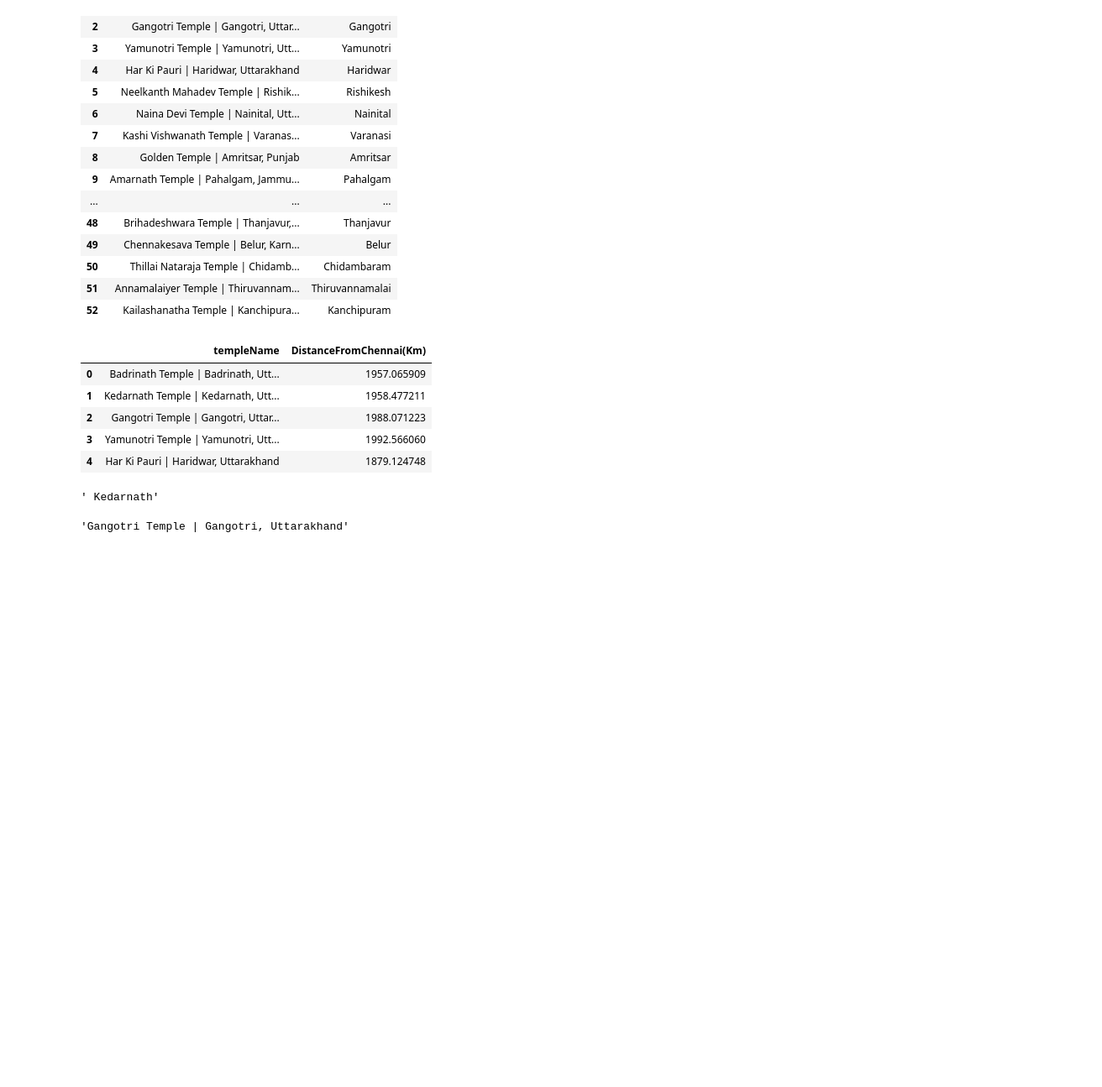
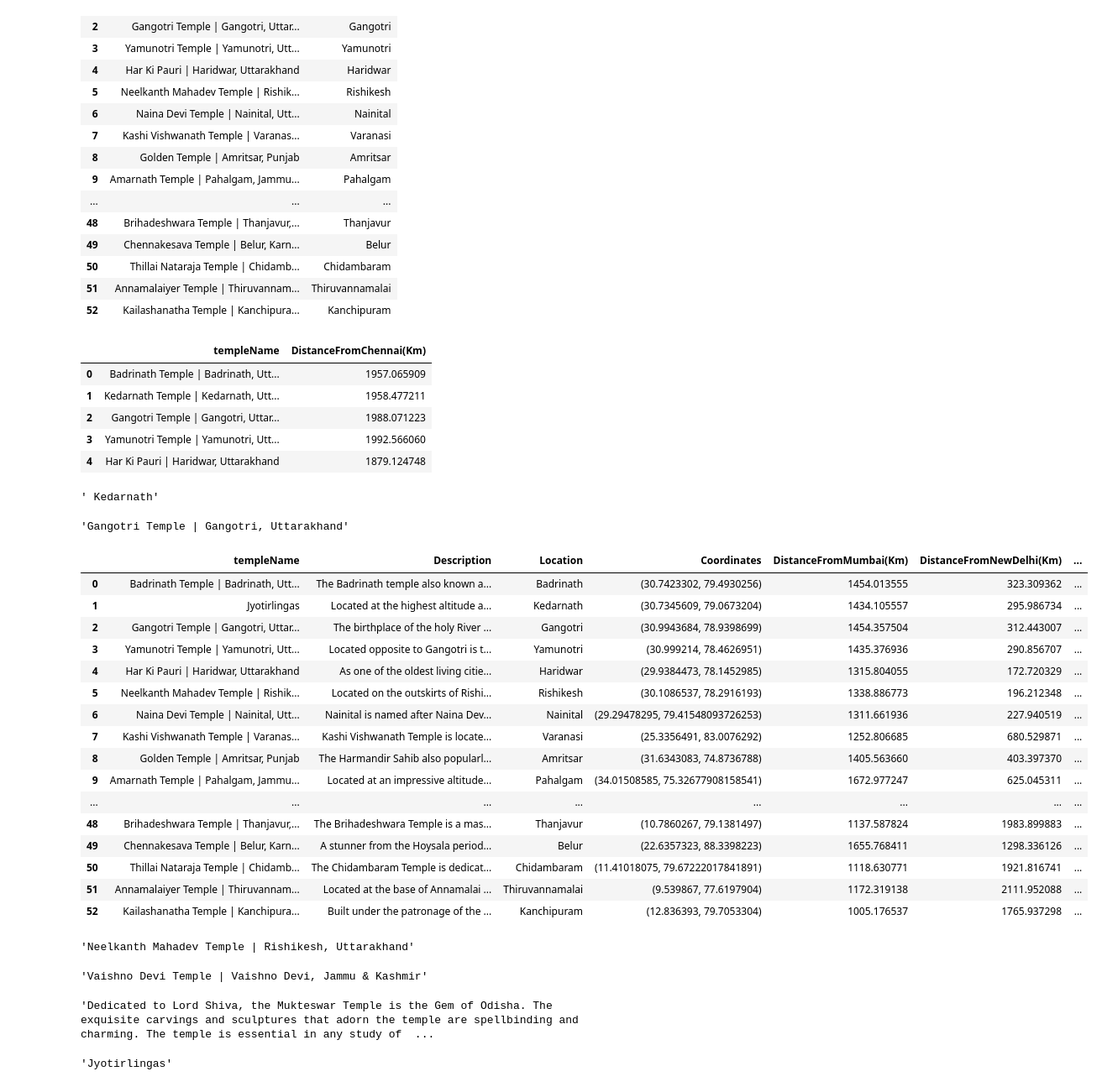
Before and after one commit to amsavalli-mylasalam/Pandas, a Jupyter notebook: PandasPractice1.ipynb, the cells around one changed output. Shown: that part at 84% size. Cells and saved outputs as stored; diff of their text form; code cells hidden in the pictures; blank space fills up the shorter version.

```diff
--- a/PandasPractice1.ipynb
+++ b/PandasPractice1.ipynb
@@ -508,0 +512,22 @@ df1.loc[2,'templeName']
+# %%
+df.at[1,'templeName']='Jyotirlingas'
+df
+## Now Kedarnath Temple is set as Jyotirlingas
+# %% [output]
+|  | templeName | Description | Location | Coordinates | DistanceFromMumbai(Km) | DistanceFromNewDelhi(Km) | ... |
+| 0 | Badrinath Temple | Badrinath, Utt... | The Badrinath temple also known a... | Badrinath | (30.7423302, 79.4930256) | 1454.013555 | 323.309362 | ... |
+| 1 | Jyotirlingas | Located at the highest altitude a... | Kedarnath | (30.7345609, 79.0673204) | 1434.105557 | 295.986734 | ... |
+| 2 | Gangotri Temple | Gangotri, Uttar... | The birthplace of the holy River ... | Gangotri | (30.9943684, 78.9398699) | 1454.357504 | 312.443007 | ... |
+| 3 | Yamunotri Temple | Yamunotri, Utt... | Located opposite to Gangotri is t... | Yamunotri | (30.999214, 78.4626951) | 1435.376936 | 290.856707 | ... |
+| 4 | Har Ki Pauri | Haridwar, Uttarakhand | As one of the oldest living citie... | Haridwar | (29.9384473, 78.1452985) | 1315.804055 | 172.720329 | ... |
+| 5 | Neelkanth Mahadev Temple | Rishik... | Located on the outskirts of Rishi... | Rishikesh | (30.1086537, 78.2916193) | 1338.886773 | 196.212348 | ... |
+| 6 | Naina Devi Temple | Nainital, Utt... | Nainital is named after Naina Dev... | Nainital | (29.29478295, 79.41548093726253) | 1311.661936 | 227.940519 | ... |
+| 7 | Kashi Vishwanath Temple | Varanas... | Kashi Vishwanath Temple is locate... | Varanasi | (25.3356491, 83.0076292) | 1252.806685 | 680.529871 | ... |
+| 8 | Golden Temple | Amritsar, Punjab | The Harmandir Sahib also popularl... | Amritsar | (31.6343083, 74.8736788) | 1405.563660 | 403.397370 | ... |
+| 9 | Amarnath Temple | Pahalgam, Jammu... | Located at an impressive altitude... | Pahalgam | (34.01508585, 75.32677908158541) | 1672.977247 | 625.045311 | ... |
+| ... | ... | ... | ... | ... | ... | ... | ... |
+| 48 | Brihadeshwara Temple | Thanjavur,... | The Brihadeshwara Temple is a mas... | Thanjavur | (10.7860267, 79.1381497) | 1137.587824 | 1983.899883 | ... |
+| 49 | Chennakesava Temple | Belur, Karn... | A stunner from the Hoysala period... | Belur | (22.6357323, 88.3398223) | 1655.768411 | 1298.336126 | ... |
+| 50 | Thillai Nataraja Temple | Chidamb... | The Chidambaram Temple is dedicat... | Chidambaram | (11.41018075, 79.67222017841891) | 1118.630771 | 1921.816741 | ... |
+| 51 | Annamalaiyer Temple | Thiruvannam... | Located at the base of Annamalai ... | Thiruvannamalai | (9.539867, 77.6197904) | 1172.319138 | 2111.952088 | ... |
+| 52 | Kailashanatha Temple | Kanchipura... | Built under the patronage of the ... | Kanchipuram | (12.836393, 79.7053304) | 1005.176537 | 1765.937298 | ... |
@@ -508,0 +536,4 @@ df1.loc[2,'templeName']
+# %%
+df.loc[5].at['templeName']
+# %% [output]
+'Neelkanth Mahadev Temple | Rishikesh, Uttarakhand'
@@ -508,0 +542,12 @@ df1.loc[2,'templeName']
+# %%
+df.iloc[10,0]
+# %% [output]
+'Vaishno Devi Temple | Vaishno Devi, Jammu & Kashmir'
+# %%
+df.iloc[20].iat[1]
+# %% [output]
+'Dedicated to Lord Shiva, the Mukteswar Temple is the Gem of Odisha. The exquisite carvings and sculptures that adorn the temple are spellbinding and charming. The temple is essential in any study of  ...
+# %%
+df.iat[1,0]
+# %% [output]
+'Jyotirlingas'
```
Also changed, not shown: parts of 15 cells of this notebook.
